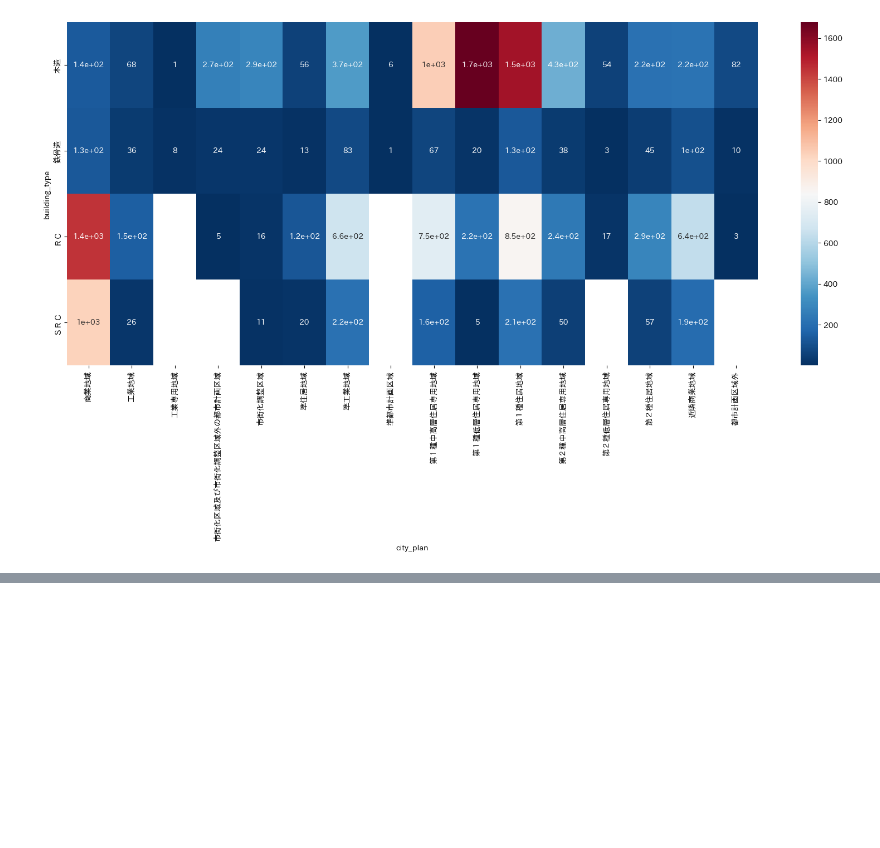
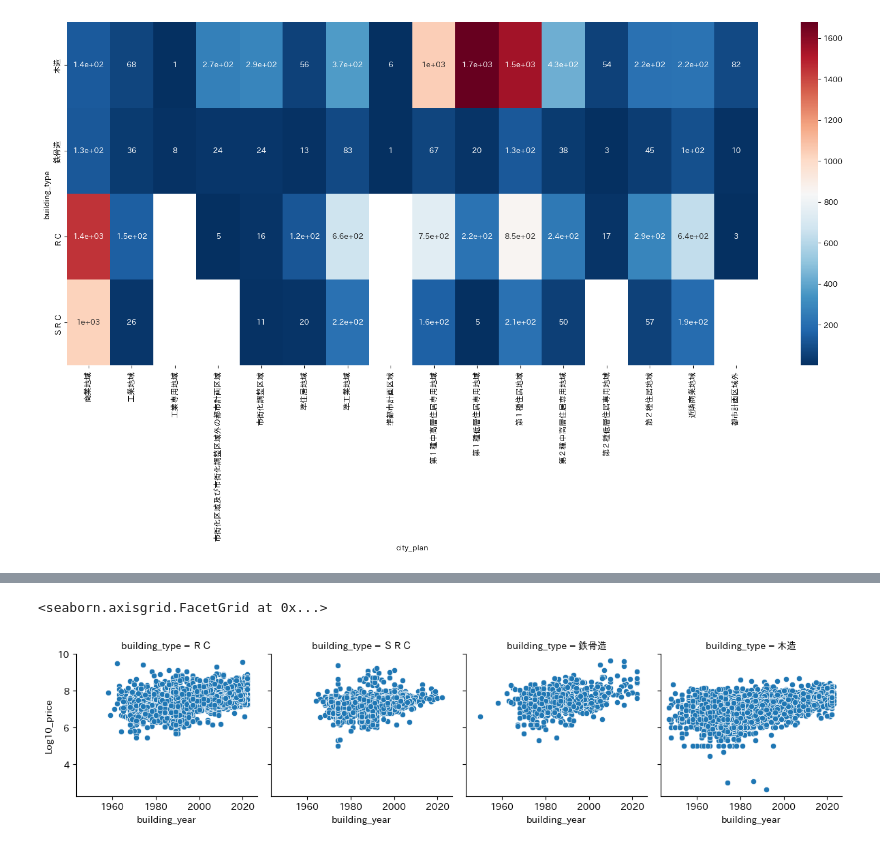
Before and after one commit to dumbled0re/EDA, a Jupyter notebook: 04_visualization/37-41_visualization_with_seaborn.ipynb, the cells around one changed output, grey strips where cells are left out. Drawn from its saved outputs; the diff is of its cells as text; code cells hidden in the pictures; blank space fills up the shorter version.

```diff
--- a/04_visualization/37-41_visualization_with_seaborn.ipynb
+++ b/04_visualization/37-41_visualization_with_seaborn.ipynb
@@ -141,0 +151,7 @@ fig = sns.heatmap(my_pivot, annot=True, cmap='RdBu_r')
+# %%
+# building_typeごとに分けてプロットする
+g = sns.FacetGrid(df.query(query), col='building_type')
+g.map(sns.scatterplot, 'building_year', 'Log10_price')
+# %% [output]
+<seaborn.axisgrid.FacetGrid at 0x...>
+[figure, added]
```
Also changed, not shown: parts of 2 cells of this notebook.
